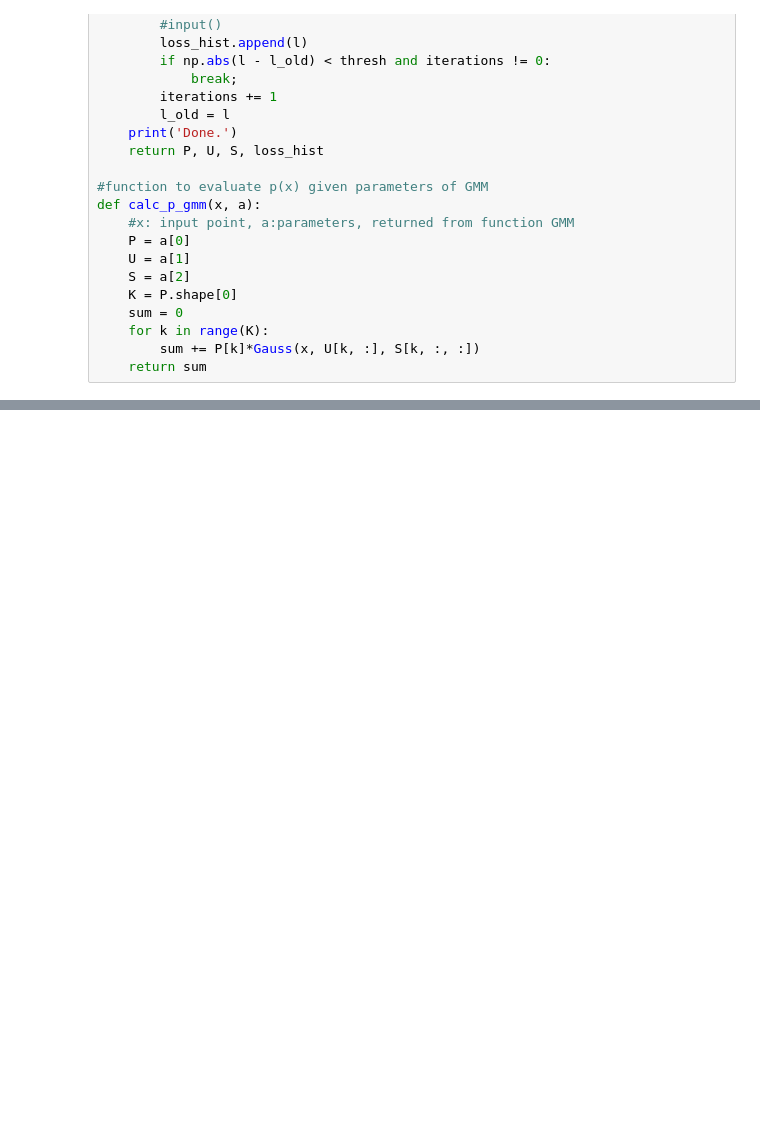
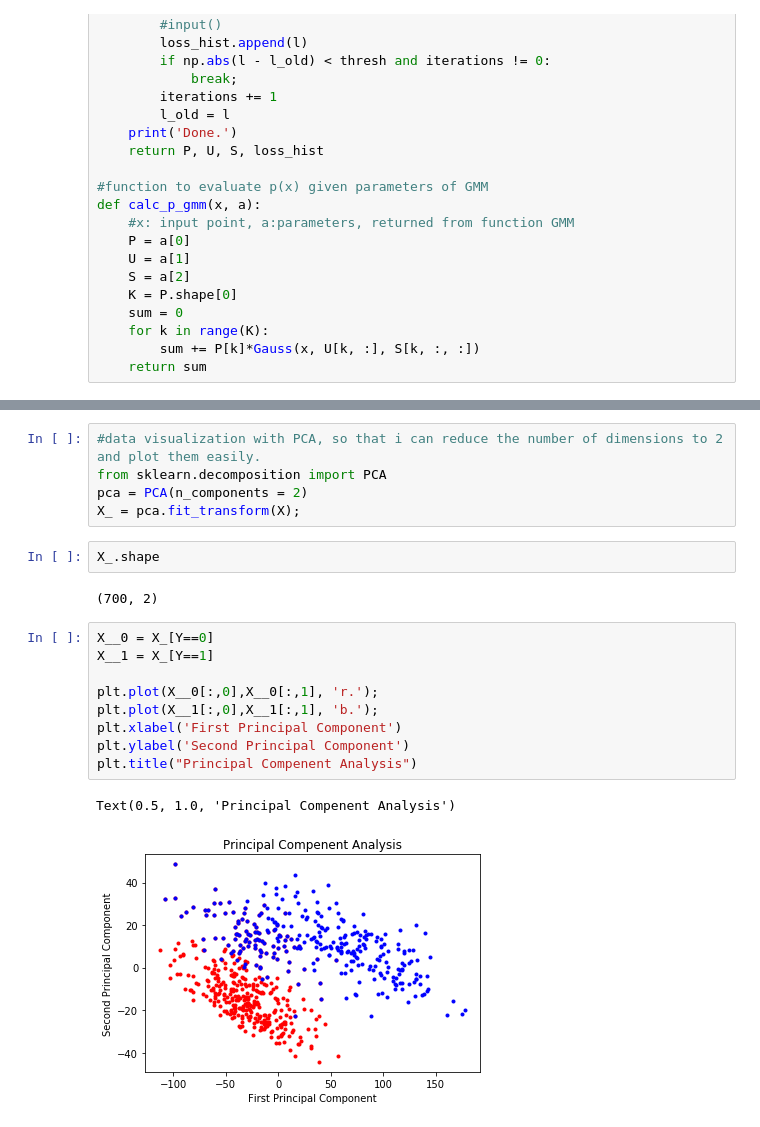
Before and after one commit to varundesai10/ELL409_Assignment1, a Jupyter notebook: question1.ipynb, the cells around one changed output, grey strips where cells are left out. Cells and saved outputs as stored; diff of their text form; blank space fills up the shorter version.

```diff
--- a/question1.ipynb
+++ b/question1.ipynb
@@ -369,0 +391,21 @@ plt.title('Bias Variance Trade Off?');
+# %%
+#data visualization with PCA, so that i can reduce the number of dimensions to 2 and plot them easily.
+from sklearn.decomposition import PCA
+pca = PCA(n_components = 2)
+X_ = pca.fit_transform(X);
+# %%
+X_.shape
+# %% [output]
+(700, 2)
+# %%
+X__0 = X_[Y==0]
+X__1 = X_[Y==1]
+
+plt.plot(X__0[:,0],X__0[:,1], 'r.');
+plt.plot(X__1[:,0],X__1[:,1], 'b.');
+plt.xlabel('First Principal Component')
+plt.ylabel('Second Principal Component')
+plt.title("Principal Compenent Analysis")
+# %% [output]
+Text(0.5, 1.0, 'Principal Compenent Analysis')
+[figure, added]
```
Also changed, not shown: parts of 16 cells of this notebook.
